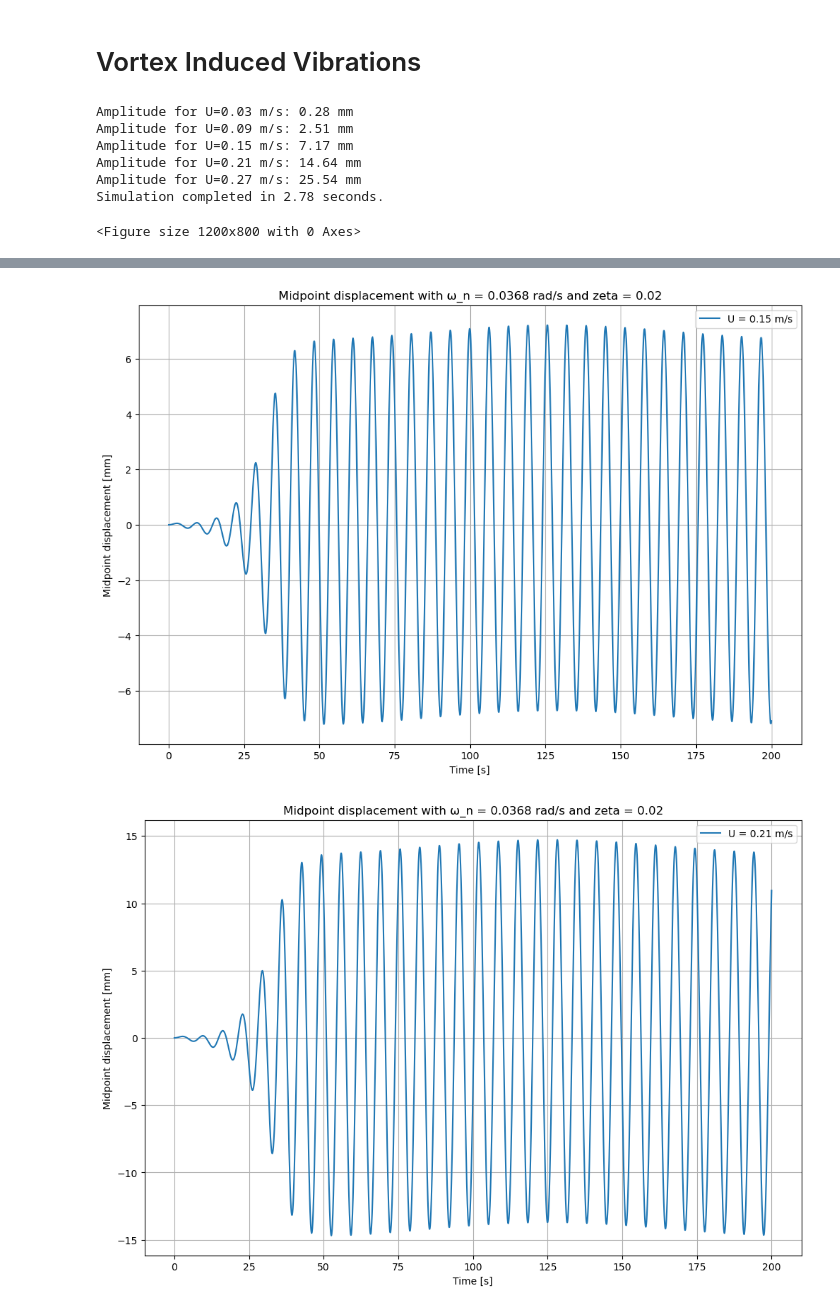
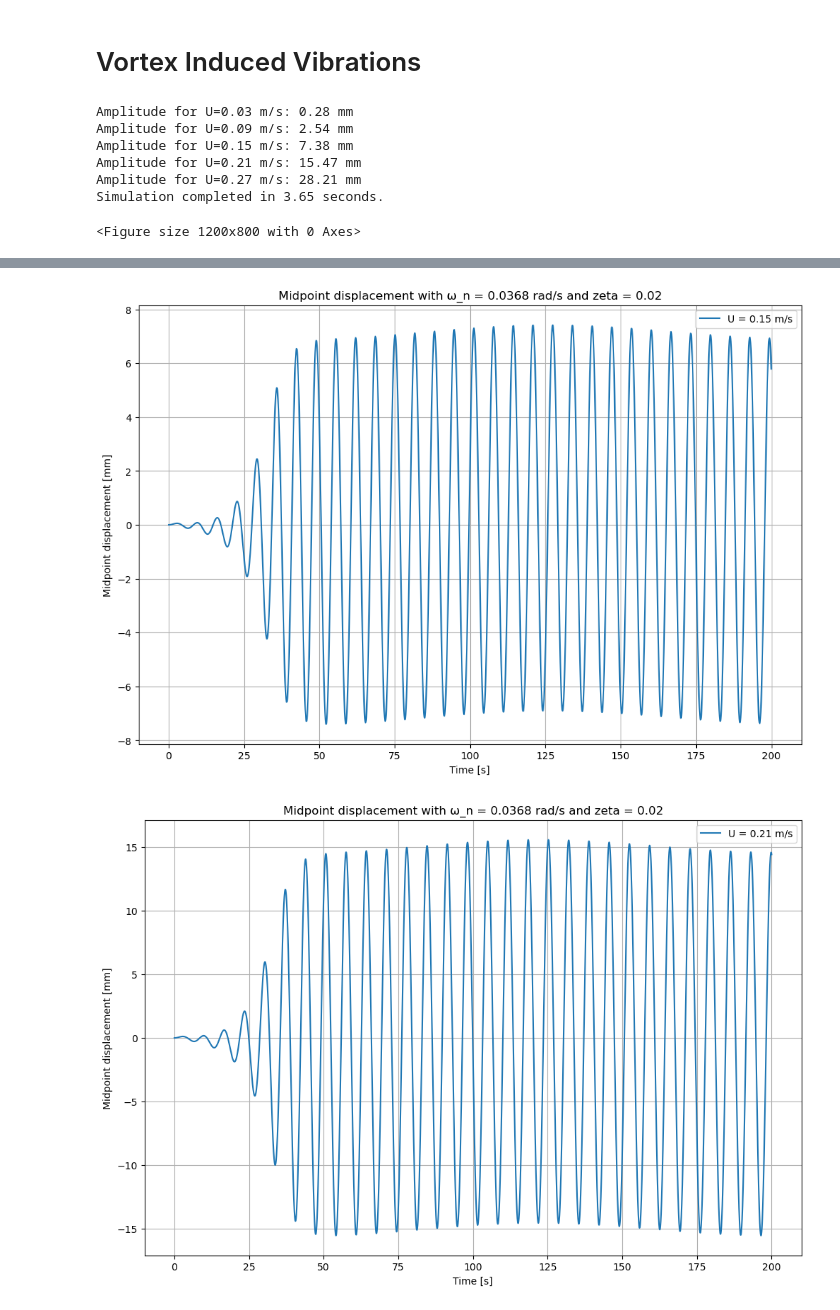
Before and after one commit to JulianEngel1999/FSI_Assignment_2, a Jupyter notebook: VIV.ipynb, the cells around one changed output, grey strips where cells are left out. Cells and saved outputs as stored; diff of their text form; code cells hidden in the pictures.

```diff
--- a/VIV.ipynb
+++ b/VIV.ipynb
@@ -21,7 +21,7 @@ omega_n = (np.pi / L) * np.sqrt(T / m_eff)
 zeta = b / (2 * omega_n * m_eff)
 
 epsilon = 0.3
-A_coupling = 12.0
+A_coupling = 20.0
 Cx0_hat = 1.0
 Cy1_hat = 0.3
 q1_hat = 1.0
@@ -99,6 +99,8 @@ import time as td
 start_time = td.time()
 
 for U in U_range:
+    dt = 0.01
+    t_end = 200
     time, solution = comp_x(dt, t_end, U)
     plt.figure(figsize=(12,8))
     plt.plot(time, 1000* solution[:,2], label=f"U = {U:.2f} m/s")
@@ -114,10 +116,10 @@ end_time = td.time()
 print(f"Simulation completed in {end_time - start_time:.2f} seconds.")
 # %% [output]
 Amplitude for U=0.03 m/s: 0.28 mm
-Amplitude for U=0.09 m/s: 2.51 mm
-Amplitude for U=0.15 m/s: 7.17 mm
-Amplitude for U=0.21 m/s: 14.64 mm
-Amplitude for U=0.27 m/s: 25.54 mm
-Simulation completed in 2.78 seconds.
+Amplitude for U=0.09 m/s: 2.54 mm
+Amplitude for U=0.15 m/s: 7.38 mm
+Amplitude for U=0.21 m/s: 15.47 mm
+Amplitude for U=0.27 m/s: 28.21 mm
+Simulation completed in 3.65 seconds.
 <Figure size 1200x800 with 0 Axes>
 [figure]
@@ -125,2 +127,2 @@ Simulation completed in 2.78 seconds.
-[figure, old version]
+[figure, new version]
-[figure, old version]
+[figure, new version]
```
Also changed, not shown: parts of 3 cells of this notebook.
